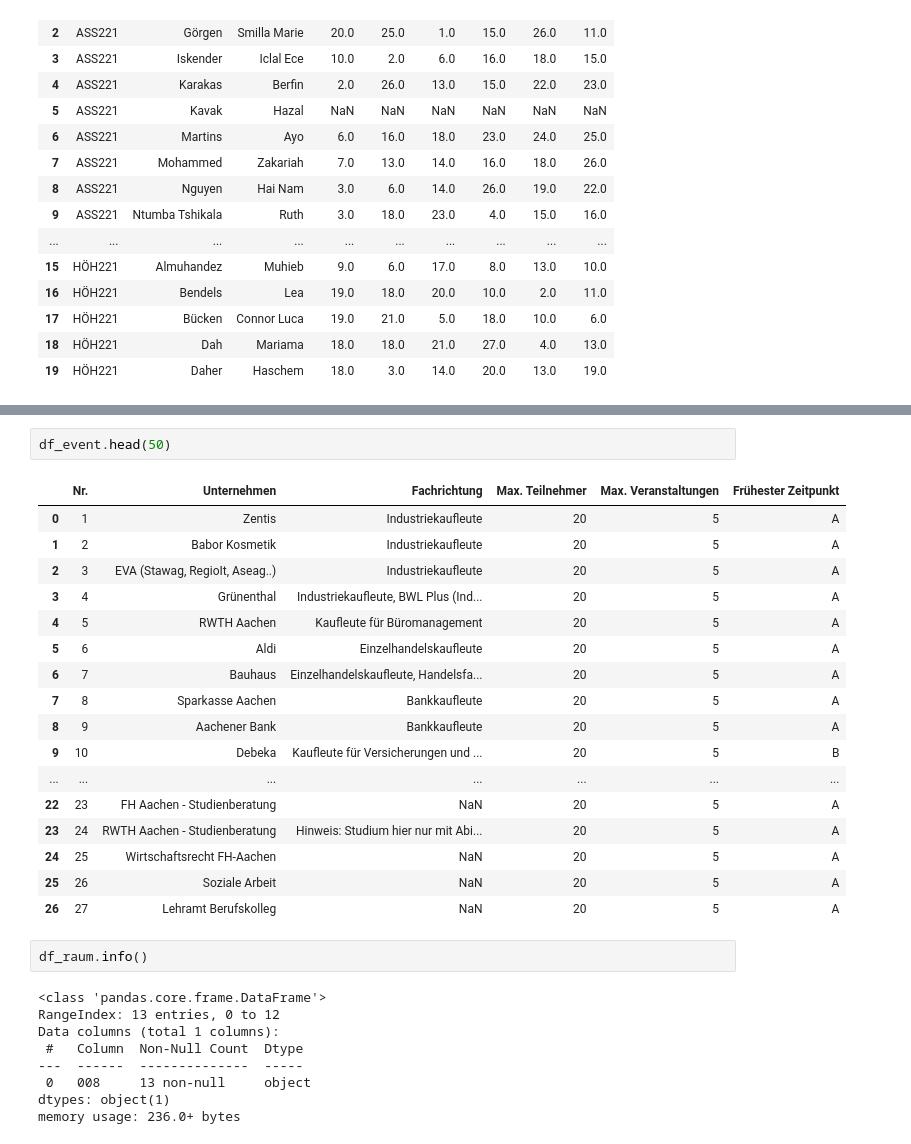
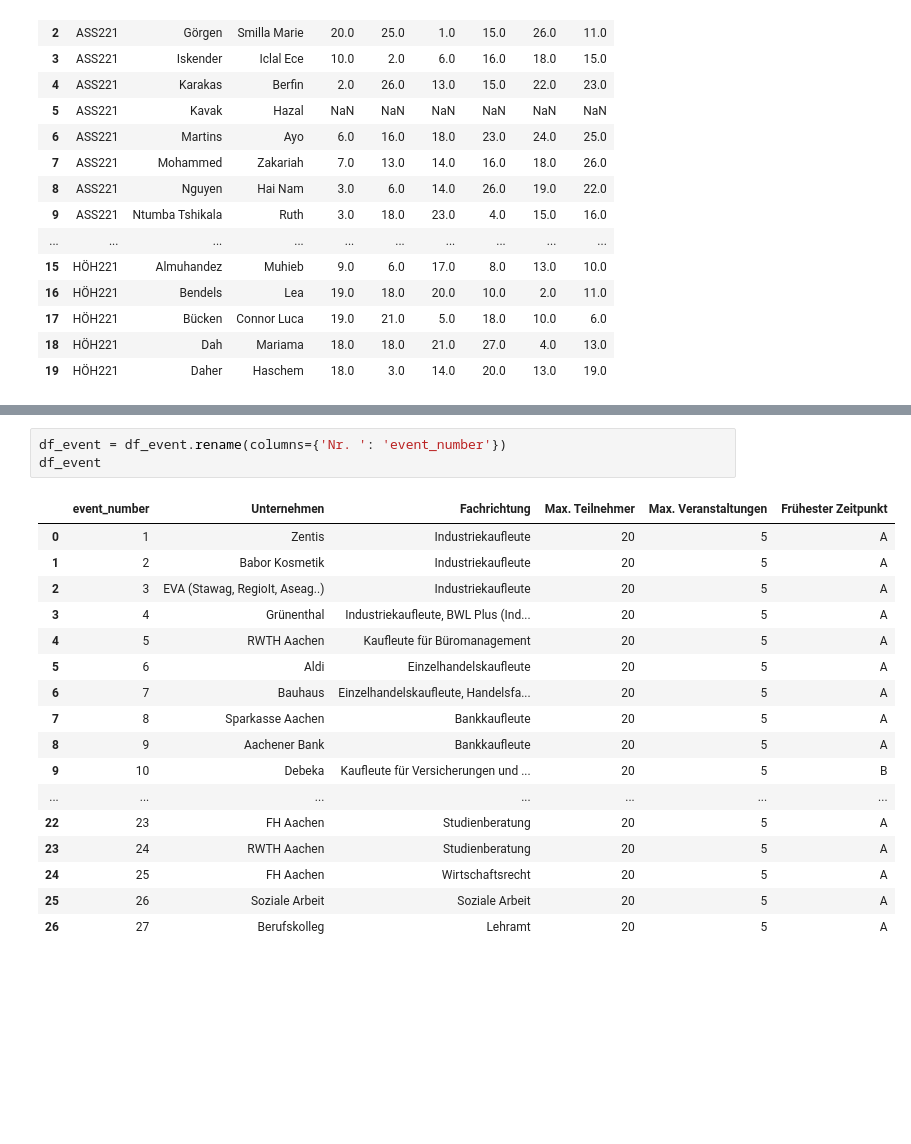
Before and after one commit to CarbonatErol69/DPA, a Jupyter notebook: GUI/data_test.ipynb, the cells around one changed output, grey strips where cells are left out. Saved outputs shown, nothing was run; the diff lists cells and outputs as text; blank space fills up the shorter version.

Commit message:
data engineering and creation of timetable, adjusted excel file formatting

```diff
--- a/GUI/data_test.ipynb
+++ b/GUI/data_test.ipynb
@@ -55,31 +59,21 @@ print(value_counts)
-# %%
-df_event.head(50)
-# %% [output]
-|  | Nr. | Unternehmen | Fachrichtung | Max. Teilnehmer | Max. Veranstaltungen | Frühester Zeitpunkt |
-| 0 | 1 | Zentis | Industriekaufleute | 20 | 5 | A |
-| 1 | 2 | Babor Kosmetik | Industriekaufleute | 20 | 5 | A |
-| 2 | 3 | EVA (Stawag, RegioIt, Aseag..) | Industriekaufleute | 20 | 5 | A |
-| 3 | 4 | Grünenthal | Industriekaufleute, BWL Plus (Ind... | 20 | 5 | A |
-| 4 | 5 | RWTH Aachen | Kaufleute für Büromanagement | 20 | 5 | A |
-| 5 | 6 | Aldi | Einzelhandelskaufleute | 20 | 5 | A |
-| 6 | 7 | Bauhaus | Einzelhandelskaufleute, Handelsfa... | 20 | 5 | A |
-| 7 | 8 | Sparkasse Aachen | Bankkaufleute | 20 | 5 | A |
-| 8 | 9 | Aachener Bank | Bankkaufleute | 20 | 5 | A |
-| 9 | 10 | Debeka | Kaufleute für Versicherungen und ... | 20 | 5 | B |
-| ... | ... | ... | ... | ... | ... | ... |
-| 22 | 23 | FH Aachen - Studienberatung | NaN | 20 | 5 | A |
-| 23 | 24 | RWTH Aachen - Studienberatung | Hinweis: Studium hier nur mit Abi... | 20 | 5 | A |
-| 24 | 25 | Wirtschaftsrecht FH-Aachen | NaN | 20 | 5 | A |
-| 25 | 26 | Soziale Arbeit | NaN | 20 | 5 | A |
-| 26 | 27 | Lehramt Berufskolleg | NaN | 20 | 5 | A |
-# %%
-df_raum.info()
-# %% [output]
-<class 'pandas.core.frame.DataFrame'>
-RangeIndex: 13 entries, 0 to 12
-Data columns (total 1 columns):
- #   Column  Non-Null Count  Dtype
----  ------  --------------  -----
- 0   008     13 non-null     object
-dtypes: object(1)
-memory usage: 236.0+ bytes
+# %%
+df_event = df_event.rename(columns={'Nr. ': 'event_number'})
+df_event
+# %% [output]
+|  | event_number | Unternehmen | Fachrichtung | Max. Teilnehmer | Max. Veranstaltungen | Frühester Zeitpunkt |
+| 0 | 1 | Zentis | Industriekaufleute | 20 | 5 | A |
+| 1 | 2 | Babor Kosmetik | Industriekaufleute | 20 | 5 | A |
+| 2 | 3 | EVA (Stawag, RegioIt, Aseag..) | Industriekaufleute | 20 | 5 | A |
+| 3 | 4 | Grünenthal | Industriekaufleute, BWL Plus (Ind... | 20 | 5 | A |
+| 4 | 5 | RWTH Aachen | Kaufleute für Büromanagement | 20 | 5 | A |
+| 5 | 6 | Aldi | Einzelhandelskaufleute | 20 | 5 | A |
+| 6 | 7 | Bauhaus | Einzelhandelskaufleute, Handelsfa... | 20 | 5 | A |
+| 7 | 8 | Sparkasse Aachen | Bankkaufleute | 20 | 5 | A |
+| 8 | 9 | Aachener Bank | Bankkaufleute | 20 | 5 | A |
+| 9 | 10 | Debeka | Kaufleute für Versicherungen und ... | 20 | 5 | B |
+| ... | ... | ... | ... | ... | ... | ... |
+| 22 | 23 | FH Aachen | Studienberatung | 20 | 5 | A |
+| 23 | 24 | RWTH Aachen | Studienberatung | 20 | 5 | A |
+| 24 | 25 | FH Aachen | Wirtschaftsrecht | 20 | 5 | A |
+| 25 | 26 | Soziale Arbeit | Soziale Arbeit | 20 | 5 | A |
+| 26 | 27 | Berufskolleg | Lehramt | 20 | 5 | A |
```
Also changed, not shown: parts of 8 cells of this notebook, 3 other files.
